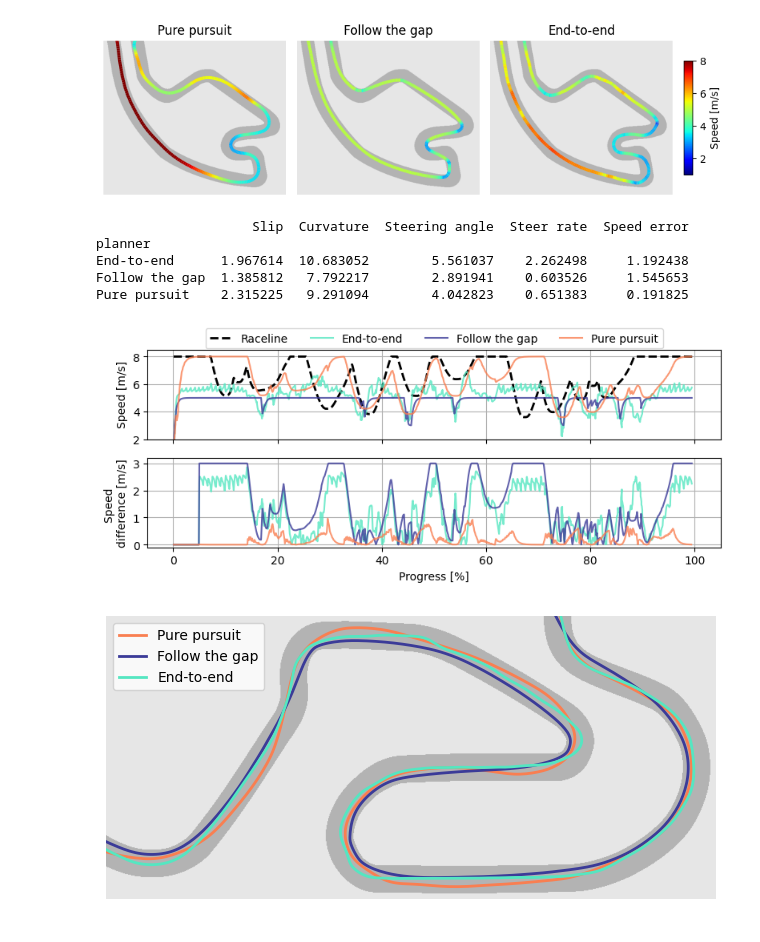
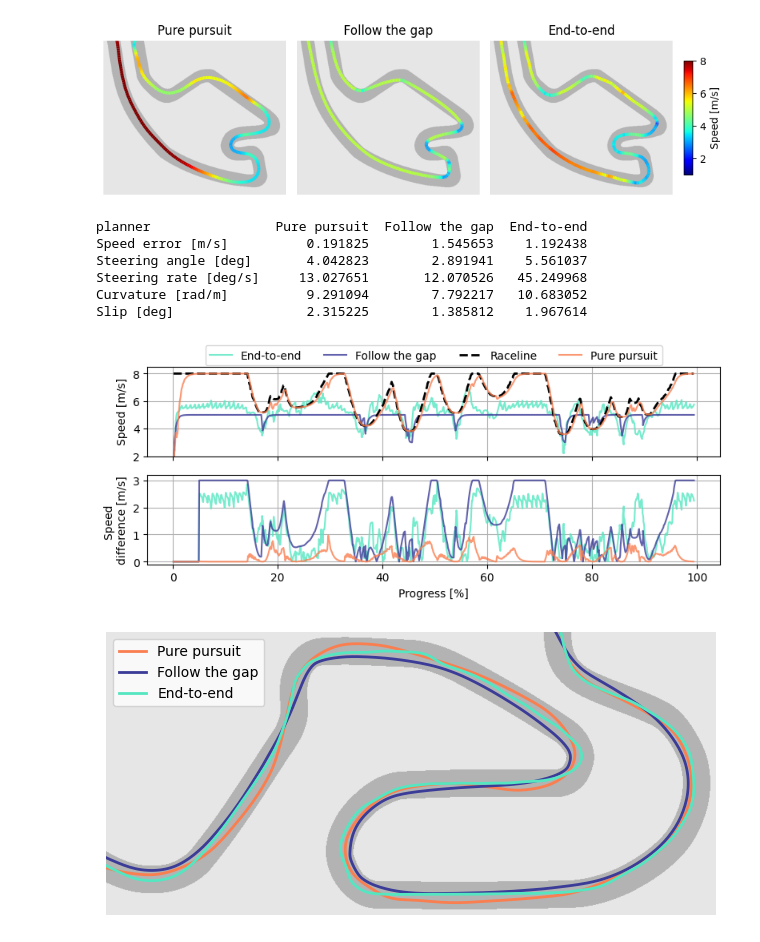
Before and after one commit to BDEvan5/f1tenth_benchmarks, a Jupyter notebook: Notebooks/benchmark_results.ipynb, the cells around one changed output. Saved outputs shown, nothing was run; the diff lists cells and outputs as text; code cells hidden in the pictures.

```diff
--- a/Notebooks/benchmark_results.ipynb
+++ b/Notebooks/benchmark_results.ipynb
@@ -26,6 +26,7 @@ planner_colors = ["#F97F51", "#3B3B98", "#55E6C1"]
 
 map_list = ["aut", "esp", "gbr", "mco"]
 n_laps = 5
+frequency = 20
 # %%
 
 lap_dfs = []
@@ -49,7 +50,7 @@ for i, planner_name in enumerate(planners):
             kappa_original_s = np.interp(s_old, s_interp, kappa)
             df["curvature"] = np.abs(kappa_original_s) * 180 / np.pi
             # df["curvature"] = np.abs(kappa) * 180 / np.pi
-            df["d_steer"] = df.steer_a.diff().abs()
+            df["d_steer"] = df.steer_a.diff().abs() * frequency
             df["lap_n"] = lap_n
             df["planner"] = planner_name
             df["map_name"] = map_name
@@ -58,6 +59,7 @@ for i, planner_name in enumerate(planners):
             # print(data[:4, :])
             df["ct_error"] = np.abs(data[:, 1])
             df["speed_error"] = np.abs(data[:, 4])
+            df["raceline_speed"] = np.abs(data[:, 5])
             lap_dfs.append(df)
 
 
@@ -164,58 +166,66 @@ plt.savefig(f"{save_path}speed_trajectories_{map_name}.pdf", bbox_inches='tight'
 # %%
 
 lap_df_drop = lap_df[["slip", "curvature", "steer_a", "d_steer", "speed_error", "planner", "lap_n"]].copy()
+lap_df_drop = lap_df[["speed_error", "steer_a", "d_steer", "curvature", "slip", "planner", "lap_n"]].copy()
 lap_df_drop.steer_a = lap_df_drop.steer_a.abs()
 lap_avg_view = lap_df_drop.groupby(["planner", "lap_n"])
 lap_avg = lap_avg_view.mean()
 lap_std = lap_avg_view.std()
 
 mean_df = lap_avg.groupby("planner").mean()
-mean_df.columns = ["Slip", "Curvature", "Steering angle", "Steer rate", "Speed error"]
+mean_df.columns = ["Speed error [m/s]", "Steering angle [deg]", "Steering rate [deg/s]", "Curvature [rad/m]", "Slip [deg]"]
 mean_df.rename(index=dict(zip(planners, neat_planner_names)), inplace=True)
+mean_df = mean_df.T
+mean_df = mean_df[["Pure pursuit", "Follow the gap", "End-to-end"]]
 print(mean_df)
 
 mean_df.to_latex(f"{save_path}benchmark_quality_measures.tex", float_format="%.2f")
 # %% [output]
-                    Slip  Curvature  Steering angle  Steer rate  Speed error
-planner
-End-to-end      1.967614  10.683052        5.561037    2.262498     1.192438
-Follow the gap  1.385812   7.792217        2.891941    0.603526     1.545653
-Pure pursuit    2.315225   9.291094        4.042823    0.651383     0.191825
+planner                Pure pursuit  Follow the gap  End-to-end
+Speed error [m/s]          0.191825        1.545653    1.192438
+Steering angle [deg]       4.042823        2.891941    5.561037
+Steering rate [deg/s]     13.027651       12.070526   45.249968
+Curvature [rad/m]          9.291094        7.792217   10.683052
+Slip [deg]                 2.315225        1.385812    1.967614
 # %%
 map_name = "esp"
 raceline = "mu70"
-rt = RaceTrack(map_name, raceline)
+rt = RaceTrack(map_name, raceline) # this is not providing the correct behaviour due to offset starts
 
 fig, (ax1, ax2) = plt.subplots(2, 1, figsize=(8, 3.5), sharex=True)
 ax1.set_ylabel("Speed [m/s]")
 ax2.set_ylabel("Speed \ndifference [m/s]")
 ax2.set_xlabel("Progress [%]")
 
 map_df = lap_df[lap_df["map_name"] == map_name]
 map_df = map_df[map_df['lap_n'] == 1]
 
 ss = rt.s_track / rt.s_track[-1] * 100
-ax1.plot(ss, rt.speeds, label="Raceline", color="black", linewidth=2, linestyle="--")
+# ax1.plot(df["progress"]*100, df["raceline_speeds"], label="Raceline", color="black", linewidth=2, linestyle="--")
+# ax1.plot(ss, rt.speeds, label="Raceline", color="black", linewidth=2, linestyle="--")
 for i in range(2, -1, -1):
     df = map_df[map_df["planner"] == planners[i]]
+    if i == 0:
+        ax1.plot(df["progress"]*100, df["raceline_speed"], label="Raceline", color="black", linewidth=2, linestyle="--")
 
     ax1.plot(df["progress"]*100, df["speed"], label=neat_planner_names[i], alpha=0.8, color=planner_colors[i])
     ax2.plot(df["progress"]*100, df["speed_error"], label=neat_planner_names[i], alpha=0.8, color=planner_colors[i])
+
 
 ax1.grid(True)
 ax2.grid(True)
 ax1.set_ylim(2, 8.5)
 ax2.set_ylim(-0.1, 3.2)
 ax1.yaxis.set_major_locator(plt.MaxNLocator(4))
 ax2.yaxis.set_major_locator(plt.MaxNLocator(4))
 
 plt.sca(ax1)
 plt.legend(ncol=4, loc="upper center", bbox_to_anchor=(0.5, 1.3))
 
 plt.tight_layout()
 plt.savefig(f"{save_path}speed_comparison_{map_name}.pdf", bbox_inches='tight')
 # %% [output]
-[figure, old version]
+[figure, new version]
 # %%
 plot_map = "esp"
 map_data = MapData(plot_map)
```
Also changed, not shown: parts of 1 cell of this notebook, 1 other file.
